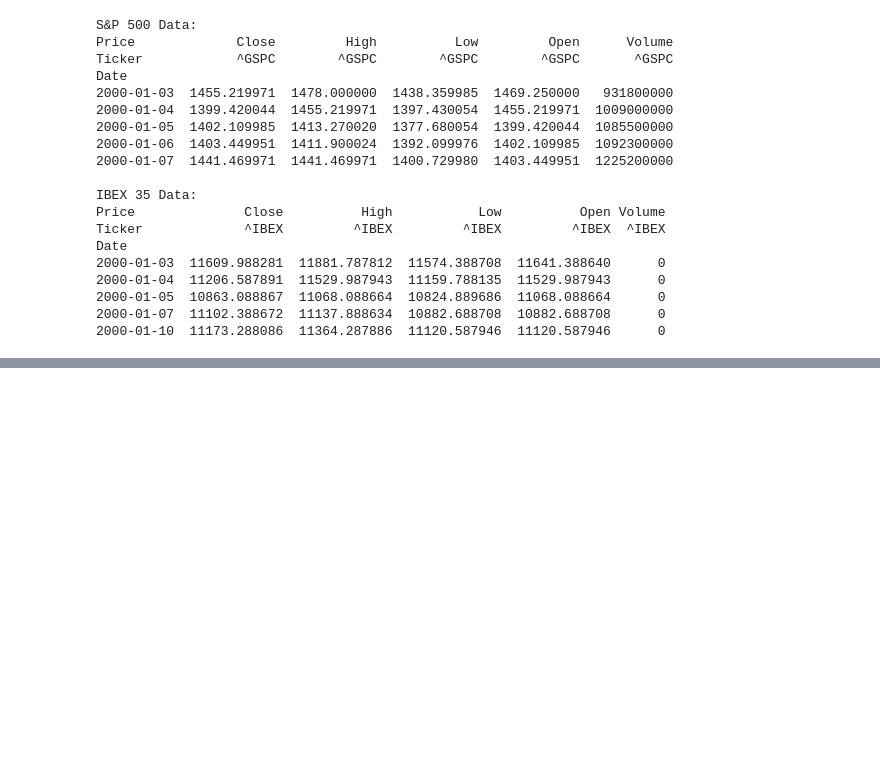
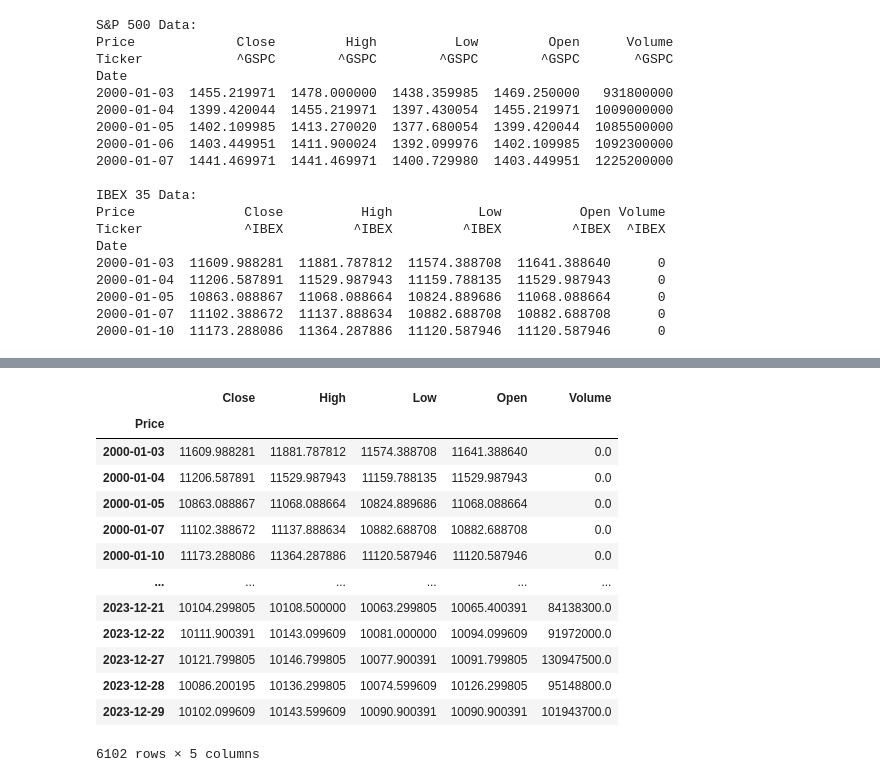
Before and after one commit to Braxwells/IBEX-35-SP-500, a Jupyter notebook: main.ipynb, the cells around one changed output, grey strips where cells are left out. Drawn from its saved outputs; the diff is of its cells as text; code cells hidden in the pictures; blank space fills up the shorter version.

```diff
--- a/main.ipynb
+++ b/main.ipynb
@@ -115,0 +139,17 @@ sp500_data
+# %%
+df_ibex35
+# %% [output]
+|  | Close | High | Low | Open | Volume |
+| Price |  |  |  |  |  |
+| 2000-01-03 | 11609.988281 | 11881.787812 | 11574.388708 | 11641.388640 | 0.0 |
+| 2000-01-04 | 11206.587891 | 11529.987943 | 11159.788135 | 11529.987943 | 0.0 |
+| 2000-01-05 | 10863.088867 | 11068.088664 | 10824.889686 | 11068.088664 | 0.0 |
+| 2000-01-07 | 11102.388672 | 11137.888634 | 10882.688708 | 10882.688708 | 0.0 |
+| 2000-01-10 | 11173.288086 | 11364.287886 | 11120.587946 | 11120.587946 | 0.0 |
+| ... | ... | ... | ... | ... | ... |
+| 2023-12-21 | 10104.299805 | 10108.500000 | 10063.299805 | 10065.400391 | 84138300.0 |
+| 2023-12-22 | 10111.900391 | 10143.099609 | 10081.000000 | 10094.099609 | 91972000.0 |
+| 2023-12-27 | 10121.799805 | 10146.799805 | 10077.900391 | 10091.799805 | 130947500.0 |
+| 2023-12-28 | 10086.200195 | 10136.299805 | 10074.599609 | 10126.299805 | 95148800.0 |
+| 2023-12-29 | 10102.099609 | 10143.599609 | 10090.900391 | 10090.900391 | 101943700.0 |
+6102 rows × 5 columns
```
Also changed, not shown: parts of 5 cells of this notebook.
